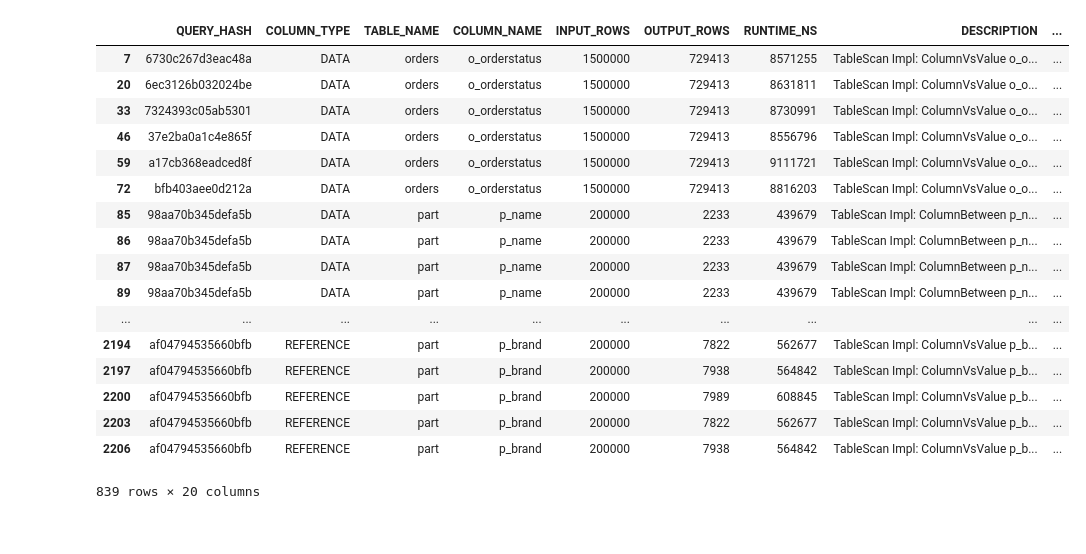
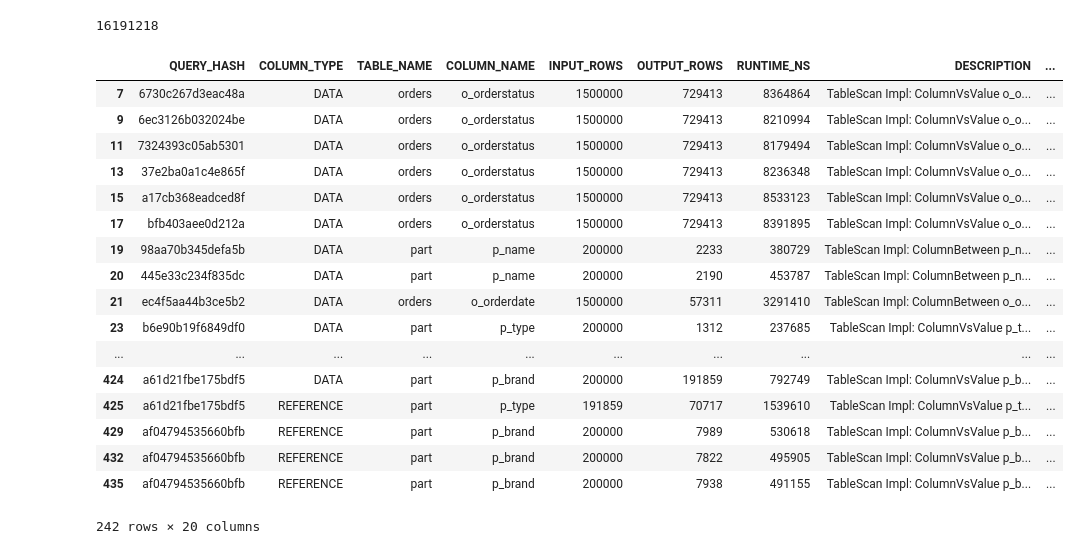
Before and after one commit to aloeser/clustering_model, a Jupyter notebook: model.ipynb, the cells around one changed output. Saved outputs shown, nothing was run; the diff lists cells and outputs as text; code cells hidden in the pictures.

Commit message:
more data preprocessing & assertions, basic MDC model

```diff
--- a/model.ipynb
+++ b/model.ipynb
@@ -11,0 +23,12 @@ import numpy as np
+# %%
+# Load table scan statistics
+
+path = f"{STATISTICS_PATH}/table_scans.csv"
+scans = pd.read_csv(path, sep='|')
+EXPECTED_SCAN_COUNT = len(scans)
+LOADED_BENCHMARK = BENCHMARK
+print(f"Successfully loaded {path}")
+
+def assert_correct_statistics_loaded():
+    assert BENCHMARK == LOADED_BENCHMARK, f"The model is configured to use {BENCHMARK}, but {LOADED_BENCHMARK} is currently loaded.\nEither change the benchmark or re-run all cells"
+    assert EXPECTED_SCAN_COUNT == len(scans), f"There should be {EXPECTED_SCAN_COUNT} table scans, but there are only {len(scans)}\nProbably one of the last commands reassigned it unintentionally"
@@ -12,57 +100,53 @@ import numpy as np
+# %%
+(scans['RUNTIME_NS'] - scans['SINGLE_RUNTIME_NS']).max()
+# TODO can the actual runtime be that much greater than the runtime on the original table?
+# %% [output]
+16191218
 # %%
-scans = pd.read_csv(f"{STATISTICS_PATH}/table_scans.csv", sep='|')
+# Store additional statistics
+# TODO keep?
 
-# If there is only one chunk, we cannot really prune
-scans = scans[scans['INPUT_ROWS'] > CHUNK_SIZE]
-
+assert_correct_statistics_loaded()
 
 def round_up_to_chunksize(row):
     if row['OUTPUT_ROWS'] % CHUNK_SIZE == 0:
         return row['OUTPUT_ROWS']
     else:
         return row['OUTPUT_ROWS'] + (CHUNK_SIZE - (row['OUTPUT_ROWS'] % CHUNK_SIZE))
 
 scans['pruned_minimum_input_rows'] = scans.apply(round_up_to_chunksize, axis=1)
-
-
-# do we care about reference segments, or data only?
-
-
-# how much do we gain if we prune as much as possible? (per column, 1d)
-scans['gain'] = scans['INPUT_ROWS'] - scans['pruned_minimum_input_rows']
 
 scans['selectivity'] = scans['OUTPUT_ROWS'] / scans['INPUT_ROWS']
 scans['actual_selectivity'] = scans['SINGLE_OUTPUT_ROWS'] / scans['SINGLE_INPUT_ROWS']
 
 scans['time_per_ir'] = scans['INPUT_ROWS'] / scans['RUNTIME_NS']
 scans['time_per_or'] = scans['OUTPUT_ROWS'] / scans['RUNTIME_NS']
 
 # optimal runtime assuming perfect pruning, but not sortedness
 scans['optimal_runtime'] = scans['time_per_ir'] * scans['pruned_minimum_input_rows']
 scans['runtime_gain'] = scans['RUNTIME_NS'] - scans['optimal_runtime']
 
 
 # log runtime for sorted columns
 scans['log_runtime'] = np.log2(scans['RUNTIME_NS'])
 scans['optimal_log_runtime'] = np.log2(1+scans['optimal_runtime'])
-
 scans
 # %% [output]
 |  | QUERY_HASH | COLUMN_TYPE | TABLE_NAME | COLUMN_NAME | INPUT_ROWS | OUTPUT_ROWS | RUNTIME_NS | DESCRIPTION | ... |
-| 7 | 6730c267d3eac48a | DATA | orders | o_orderstatus | 1500000 | 729413 | 8571255 | TableScan Impl: ColumnVsValue o_o... | ... |
-| 20 | 6ec3126b032024be | DATA | orders | o_orderstatus | 1500000 | 729413 | 8631811 | TableScan Impl: ColumnVsValue o_o... | ... |
-| 33 | 7324393c05ab5301 | DATA | orders | o_orderstatus | 1500000 | 729413 | 8730991 | TableScan Impl: ColumnVsValue o_o... | ... |
-| 46 | 37e2ba0a1c4e865f | DATA | orders | o_orderstatus | 1500000 | 729413 | 8556796 | TableScan Impl: ColumnVsValue o_o... | ... |
-| 59 | a17cb368eadced8f | DATA | orders | o_orderstatus | 1500000 | 729413 | 9111721 | TableScan Impl: ColumnVsValue o_o... | ... |
-| 72 | bfb403aee0d212a | DATA | orders | o_orderstatus | 1500000 | 729413 | 8816203 | TableScan Impl: ColumnVsValue o_o... | ... |
-| 85 | 98aa70b345defa5b | DATA | part | p_name | 200000 | 2233 | 439679 | TableScan Impl: ColumnBetween p_n... | ... |
-| 86 | 98aa70b345defa5b | DATA | part | p_name | 200000 | 2233 | 439679 | TableScan Impl: ColumnBetween p_n... | ... |
-| 87 | 98aa70b345defa5b | DATA | part | p_name | 200000 | 2233 | 439679 | TableScan Impl: ColumnBetween p_n... | ... |
-| 89 | 98aa70b345defa5b | DATA | part | p_name | 200000 | 2233 | 439679 | TableScan Impl: ColumnBetween p_n... | ... |
+| 7 | 6730c267d3eac48a | DATA | orders | o_orderstatus | 1500000 | 729413 | 8364864 | TableScan Impl: ColumnVsValue o_o... | ... |
+| 9 | 6ec3126b032024be | DATA | orders | o_orderstatus | 1500000 | 729413 | 8210994 | TableScan Impl: ColumnVsValue o_o... | ... |
+| 11 | 7324393c05ab5301 | DATA | orders | o_orderstatus | 1500000 | 729413 | 8179494 | TableScan Impl: ColumnVsValue o_o... | ... |
+| 13 | 37e2ba0a1c4e865f | DATA | orders | o_orderstatus | 1500000 | 729413 | 8236348 | TableScan Impl: ColumnVsValue o_o... | ... |
+| 15 | a17cb368eadced8f | DATA | orders | o_orderstatus | 1500000 | 729413 | 8533123 | TableScan Impl: ColumnVsValue o_o... | ... |
+| 17 | bfb403aee0d212a | DATA | orders | o_orderstatus | 1500000 | 729413 | 8391895 | TableScan Impl: ColumnVsValue o_o... | ... |
+| 19 | 98aa70b345defa5b | DATA | part | p_name | 200000 | 2233 | 380729 | TableScan Impl: ColumnBetween p_n... | ... |
+| 20 | 445e33c234f835dc | DATA | part | p_name | 200000 | 2190 | 453787 | TableScan Impl: ColumnBetween p_n... | ... |
+| 21 | ec4f5aa44b3ce5b2 | DATA | orders | o_orderdate | 1500000 | 57311 | 3291410 | TableScan Impl: ColumnBetween o_o... | ... |
+| 23 | b6e90b19f6849df0 | DATA | part | p_type | 200000 | 1312 | 237685 | TableScan Impl: ColumnVsValue p_t... | ... |
 | ... | ... | ... | ... | ... | ... | ... | ... | ... | ... |
-| 2194 | af04794535660bfb | REFERENCE | part | p_brand | 200000 | 7822 | 562677 | TableScan Impl: ColumnVsValue p_b... | ... |
-| 2197 | af04794535660bfb | REFERENCE | part | p_brand | 200000 | 7938 | 564842 | TableScan Impl: ColumnVsValue p_b... | ... |
-| 2200 | af04794535660bfb | REFERENCE | part | p_brand | 200000 | 7989 | 608845 | TableScan Impl: ColumnVsValue p_b... | ... |
-| 2203 | af04794535660bfb | REFERENCE | part | p_brand | 200000 | 7822 | 562677 | TableScan Impl: ColumnVsValue p_b... | ... |
-| 2206 | af04794535660bfb | REFERENCE | part | p_brand | 200000 | 7938 | 564842 | TableScan Impl: ColumnVsValue p_b... | ... |
+| 424 | a61d21fbe175bdf5 | DATA | part | p_brand | 200000 | 191859 | 792749 | TableScan Impl: ColumnVsValue p_b... | ... |
+| 425 | a61d21fbe175bdf5 | REFERENCE | part | p_type | 191859 | 70717 | 1539610 | TableScan Impl: ColumnVsValue p_t... | ... |
+| 429 | af04794535660bfb | REFERENCE | part | p_brand | 200000 | 7989 | 530618 | TableScan Impl: ColumnVsValue p_b... | ... |
+| 432 | af04794535660bfb | REFERENCE | part | p_brand | 200000 | 7822 | 495905 | TableScan Impl: ColumnVsValue p_b... | ... |
+| 435 | af04794535660bfb | REFERENCE | part | p_brand | 200000 | 7938 | 491155 | TableScan Impl: ColumnVsValue p_b... | ... |
-839 rows × 20 columns
+242 rows × 20 columns
```
Also changed, not shown: parts of 15 cells of this notebook, 16 other files.
